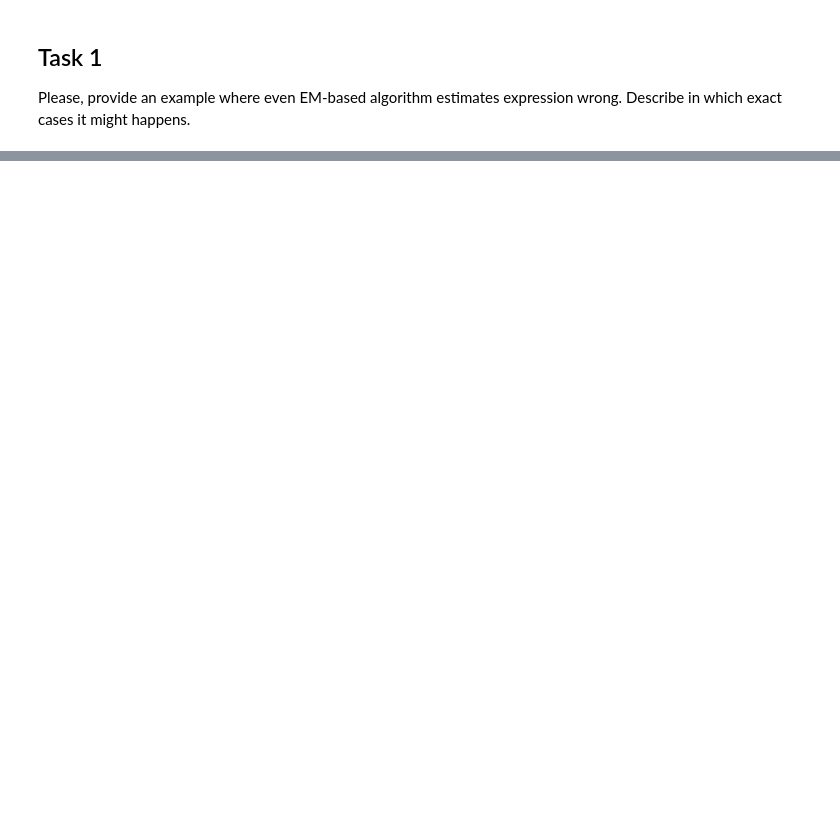
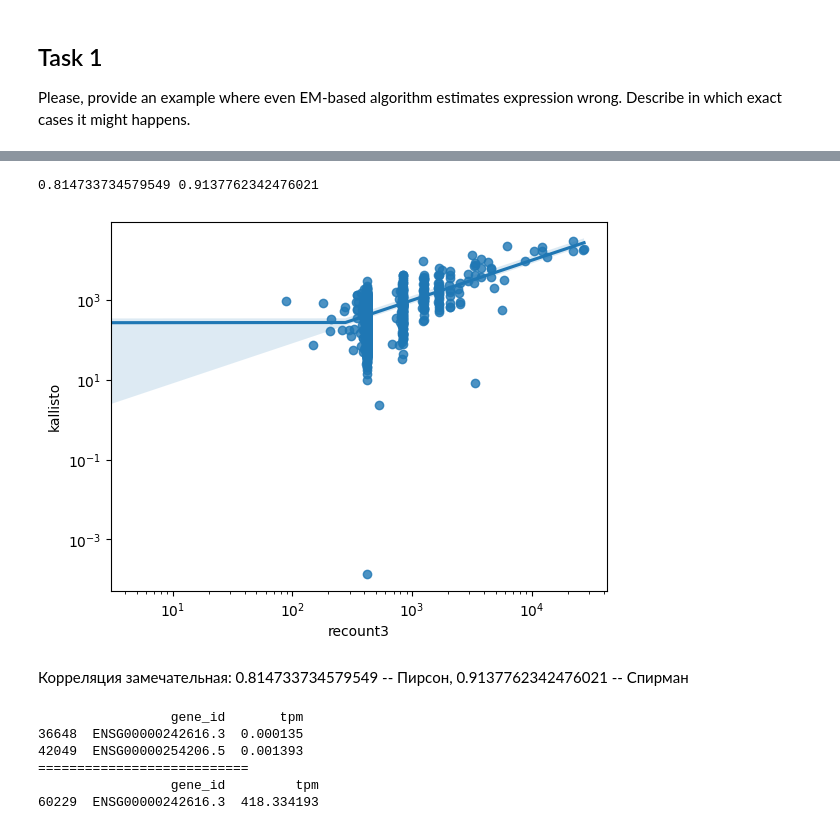
Before and after one commit to dmnemch/sc, a Jupyter notebook: 02_Expression_quantification.ipynb, the cells around one changed output, grey strips where cells are left out. Cells and saved outputs as stored; diff of their text form; code cells hidden in the pictures; blank space fills up the shorter version.

```diff
--- a/02_Expression_quantification.ipynb
+++ b/02_Expression_quantification.ipynb
@@ -48,0 +519,8 @@ Differences in abundance (in %):
+# %%
+import pandas as pd
+kallisto_data = pd.read_csv("results/abundance.tsv", sep="\t")
+kallisto_data['gene_id'] = kallisto_data['target_id'].apply(lambda x: x.split('|')[1])
+
+kallisto_data = kallisto_data.groupby('gene_id')['tpm'].sum()
+kallisto_data = kallisto_data.to_frame().reset_index()
+kallisto_data
@@ -48,0 +541,3 @@ Differences in abundance (in %):
+# %%
+recount3_data = pd.read_csv("recount3_data.csv").rename(columns={'Unnamed: 0':'gene_id','SRR1014665':'counts'})
+recount3_data
@@ -48,0 +566,5 @@ Differences in abundance (in %):
+# %%
+recount3_data = recount3_data[recount3_data['gene_id'].isin(kallisto_data['gene_id'])]
+recount3_data['tpm'] = recount3_data['counts'] / recount3_data['counts'].sum() * 1e6
+recount3_data = recount3_data.drop(columns=['counts'])
+recount3_data
@@ -48,0 +622,33 @@ Differences in abundance (in %):
+# %%
+import matplotlib.pyplot as plt
+import seaborn as sns
+
+data = kallisto_data.merge(recount3_data[['gene_id', 'tpm']], on='gene_id').rename(columns={'tpm_x':'kallisto','tpm_y':'recount3'})
+print(
+    data['recount3'].corr(data['kallisto'], method='pearson'),
+    data['recount3'].corr(data['kallisto'], method='spearman'))
+sns.regplot(data, x='recount3', y='kallisto')
+plt.yscale('log')
+plt.xscale('log')
+# %% [output]
+0.814733734579549 0.9137762342476021
+[figure, added]
+# %% [markdown]
+Корреляция замечательная: 0.814733734579549 -- Пирcон, 0.9137762342476021 -- Спирман
+# %%
+# Есть какая-то странная точка на графике, для которой tpm у kallisto < 10^-3
+print(
+    kallisto_data.query('tpm < 10e-3 & tpm > 0'),
+    recount3_data.query('gene_id == "ENSG00000242616.3"'),
+    sep="\n===========================\n")
+
+# При этом recoun3 дает довольно высокую оцкнку -- 418 tpm
+# ENSG00000242616.3 – https://www.ensembl.org/Homo_sapiens/Gene/Summary?g=ENSG00000242616;r=9:111661605-111670226;t=ENST00000374293
+# Думаю, что дело в том, что у данного гена 11 паралогов
+# %% [output]
+                 gene_id       tpm
+36648  ENSG00000242616.3  0.000135
+42049  ENSG00000254206.5  0.001393
+===========================
+                 gene_id         tpm
+60229  ENSG00000242616.3  418.334193
```
Also changed, not shown: parts of 24 cells of this notebook.
